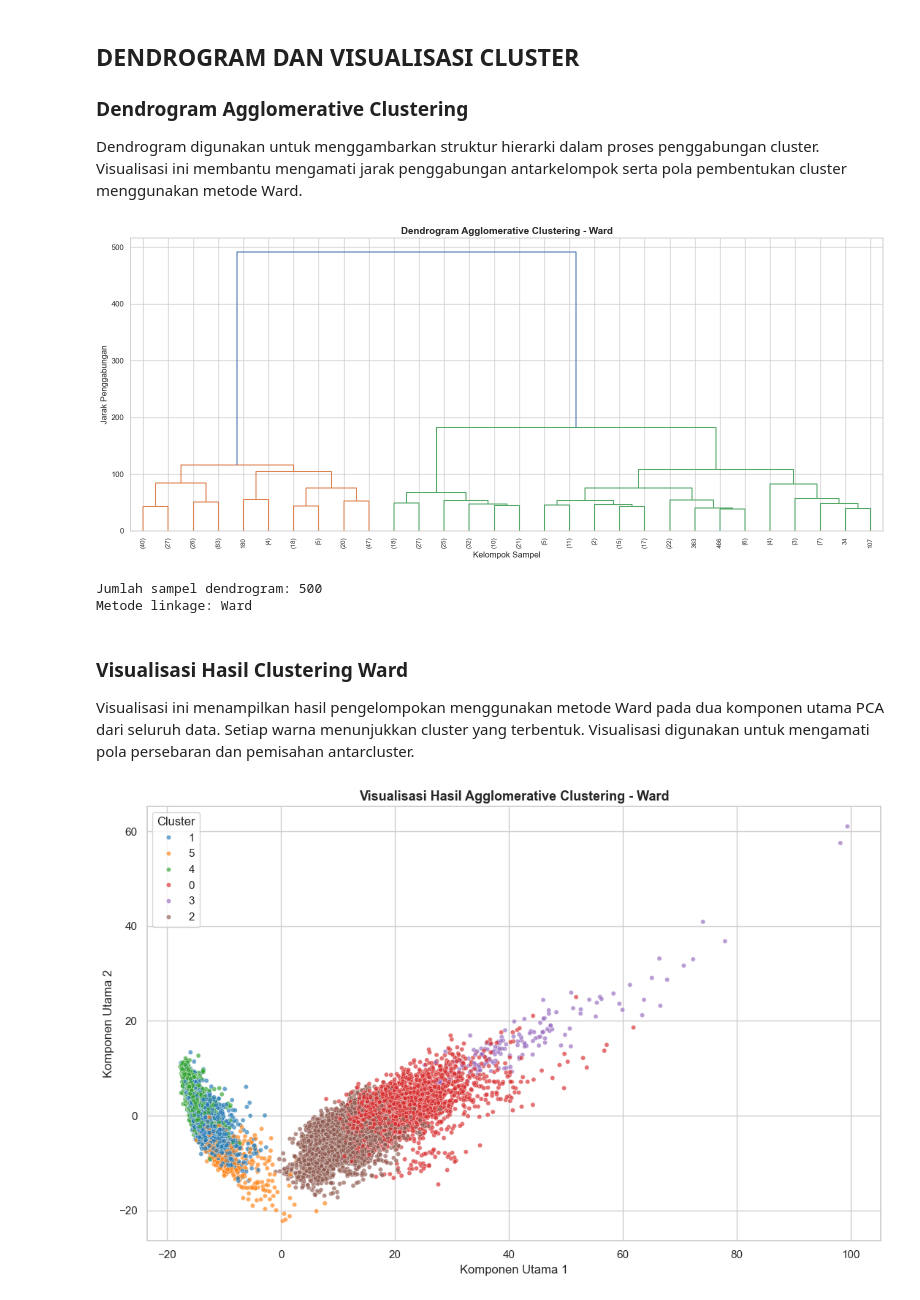
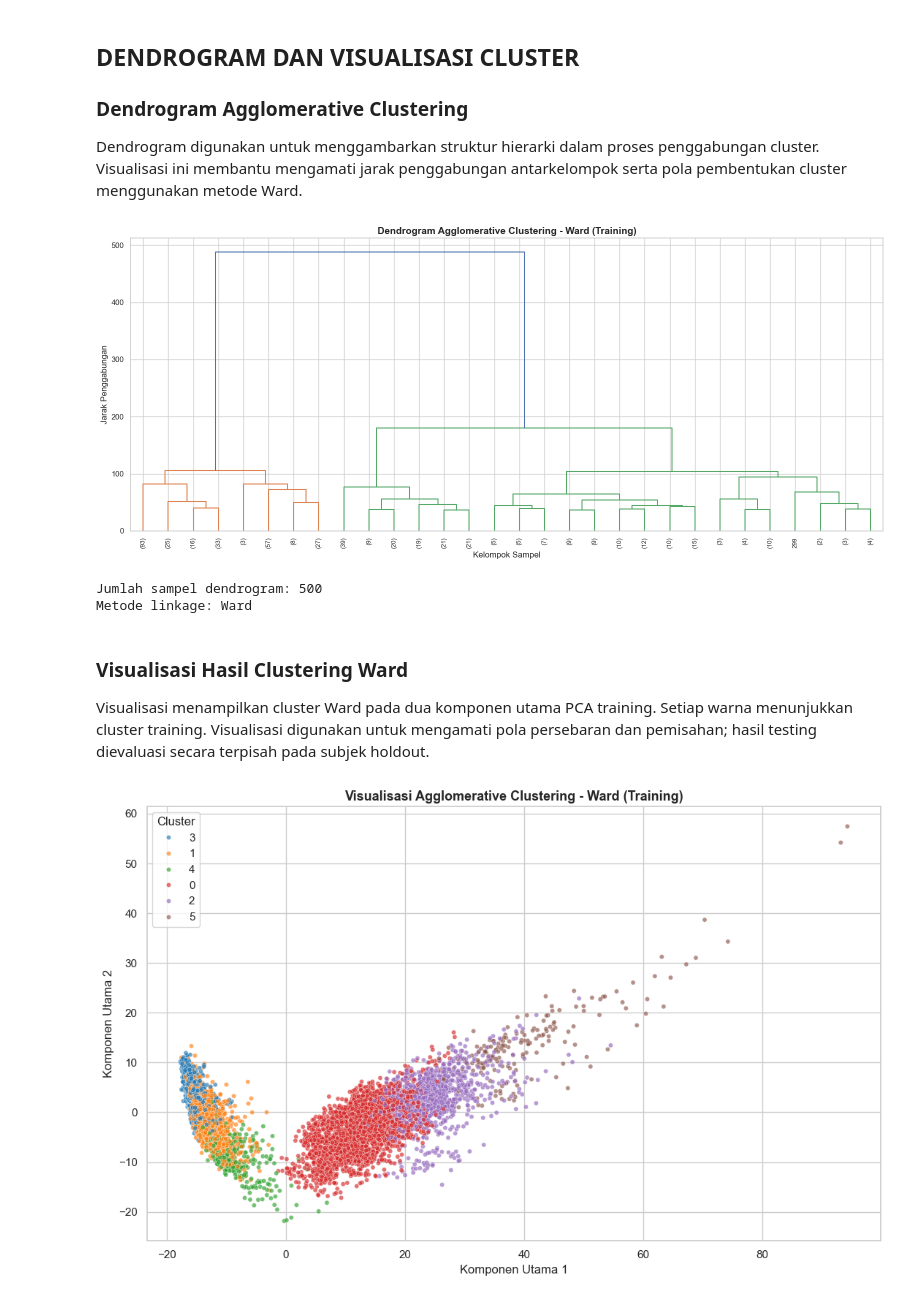
Before and after one commit to KLVA147/10_DS-IF-A_DC-Cakung, a Jupyter notebook: Main.ipynb, the cells around one changed output. Drawn from its saved outputs; the diff is of its cells as text; code cells hidden in the pictures.

```diff
--- a/Main.ipynb
+++ b/Main.ipynb
@@ -1106,9 +1124,8 @@ print("=" * 60)
 print("AGGLOMERATIVE HIERARCHICAL CLUSTERING")
 print("=" * 60)
 
-# Menggunakan seluruh data hasil PCA
-X_cluster = X_pca
-
+# Clustering hanya dilakukan pada data training
+X_cluster = X_train_pca
 n_clusters = 6
 
 linkage_methods = ['ward', 'complete', 'average']
@@ -1117,7 +1134,6 @@ cluster_times = {}
 
 for method in linkage_methods:
     print(f"\n=== LINKAGE {method.upper()} ===")
-
     start_time = time.time()
 
     model = AgglomerativeClustering(
@@ -1126,15 +1142,14 @@ for method in linkage_methods:
     )
 
     labels = model.fit_predict(X_cluster)
-
     elapsed_time = time.time() - start_time
 
     cluster_results[method] = labels
     cluster_times[method] = elapsed_time
 
-    print("Jumlah cluster :", len(np.unique(labels)))
-    print("Jumlah sampel  :", len(labels))
-    print(f"Waktu proses   : {elapsed_time:.2f} detik")
+    print("Jumlah cluster:", len(np.unique(labels)))
+    print("Jumlah sampel training:", len(labels))
+    print(f"Waktu proses: {elapsed_time:.2f} detik")
 
     print("\nDistribusi anggota cluster:")
     display(
@@ -1145,7 +1160,7 @@ for method in linkage_methods:
         .reset_index(name='Jumlah Sampel')
     )
 
-print("\n=== PEMODELAN SELESAI ===")
+print("\n=== PEMODELAN TRAINING SELESAI ===")
 # %% [output]
 ============================================================
 AGGLOMERATIVE HIERARCHICAL CLUSTERING
@@ -1268,28 +1283,15 @@ Dengan mempertimbangkan kelima metrik dan distribusi anggota cluster, Ward dipil
 
 Dendrogram digunakan untuk menggambarkan struktur hierarki dalam proses penggabungan cluster. Visualisasi ini membantu mengamati jarak penggabungan antarkelompok serta pola pembentukan cluster menggunakan metode Ward.
 # %%
-# 17. VISUALISASI DENDROGRAM WARD
+# VISUALISASI DENDROGRAM WARD PADA DATA TRAINING
+rng = np.random.RandomState(42)
+sample_size = min(500, len(X_train_pca))
+sample_indices = rng.choice(len(X_train_pca), size=sample_size, replace=False)
+X_dendrogram = X_train_pca[sample_indices]
 
-# Mengambil sampel dari seluruh data PCA agar dendrogram lebih ringan
-rng = np.random.RandomState(42)
-sample_size = min(500, len(X_pca))
-
-sample_indices = rng.choice(
-    len(X_pca),
-    size=sample_size,
-    replace=False
-)
-
-X_dendrogram = X_pca[sample_indices]
-
-Z_ward = linkage(
-    X_dendrogram,
-    method='ward',
-    metric='euclidean'
-)
+Z_ward = linkage(X_dendrogram, method='ward', metric='euclidean')
 
 plt.figure(figsize=(16, 7))
-
 dendrogram(
     Z_ward,
     truncate_mode='lastp',
@@ -1298,12 +1300,7 @@ dendrogram(
     leaf_rotation=90,
     leaf_font_size=9
 )
-
-plt.title(
-    'Dendrogram Agglomerative Clustering - Ward',
-    fontsize=14,
-    fontweight='bold'
-)
+plt.title('Dendrogram Agglomerative Clustering - Ward (Training)', fontsize=14, fontweight='bold')
 plt.xlabel('Kelompok Sampel')
 plt.ylabel('Jarak Penggabungan')
 plt.tight_layout()
@@ -1312,47 +1309,39 @@ plt.show()
 print("Jumlah sampel dendrogram:", sample_size)
 print("Metode linkage: Ward")
 # %% [output]
-[figure, old version]
+[figure, new version]
 Jumlah sampel dendrogram: 500
 Metode linkage: Ward
 # %% [markdown]
 ### Visualisasi Hasil Clustering Ward
 
-Visualisasi ini menampilkan hasil pengelompokan menggunakan metode Ward pada dua komponen utama PCA dari seluruh data. Setiap warna menunjukkan cluster yang terbentuk. Visualisasi digunakan untuk mengamati pola persebaran dan pemisahan antarcluster.
+Visualisasi menampilkan cluster Ward pada dua komponen utama PCA training. Setiap warna menunjukkan cluster training. Visualisasi digunakan untuk mengamati pola persebaran dan pemisahan; hasil testing dievaluasi secara terpisah pada subjek holdout.
 # %%
-# VISUALISASI CLUSTER WARD PADA PCA 2D
-
+# VISUALISASI CLUSTER WARD PADA PCA 2D TRAINING
 df_cluster_vis = pd.DataFrame(
     X_full_2d,
     columns=['PCA_Component_1', 'PCA_Component_2']
 )
-
 df_cluster_vis['Cluster'] = cluster_results['ward'].astype(str)
 
 plt.figure(figsize=(11, 7))
-
 sns.scatterplot(
     data=df_cluster_vis,
     x='PCA_Component_1',
     y='PCA_Component_2',
     hue='Cluster',
     palette='tab10',
     alpha=0.65,
     s=20
 )
-
-plt.title(
-    'Visualisasi Hasil Agglomerative Clustering - Ward',
-    fontsize=13,
-    fontweight='bold'
-)
+plt.title('Visualisasi Agglomerative Clustering - Ward (Training)', fontsize=13, fontweight='bold')
 plt.xlabel('Komponen Utama 1')
 plt.ylabel('Komponen Utama 2')
 plt.legend(title='Cluster')
 plt.tight_layout()
 plt.show()
 # %% [output]
-[figure, old version]
+[figure, new version]
 # %%
 # DISTRIBUSI ANGGOTA CLUSTER WARD
 
```
Also changed, not shown: parts of 29 cells of this notebook.
